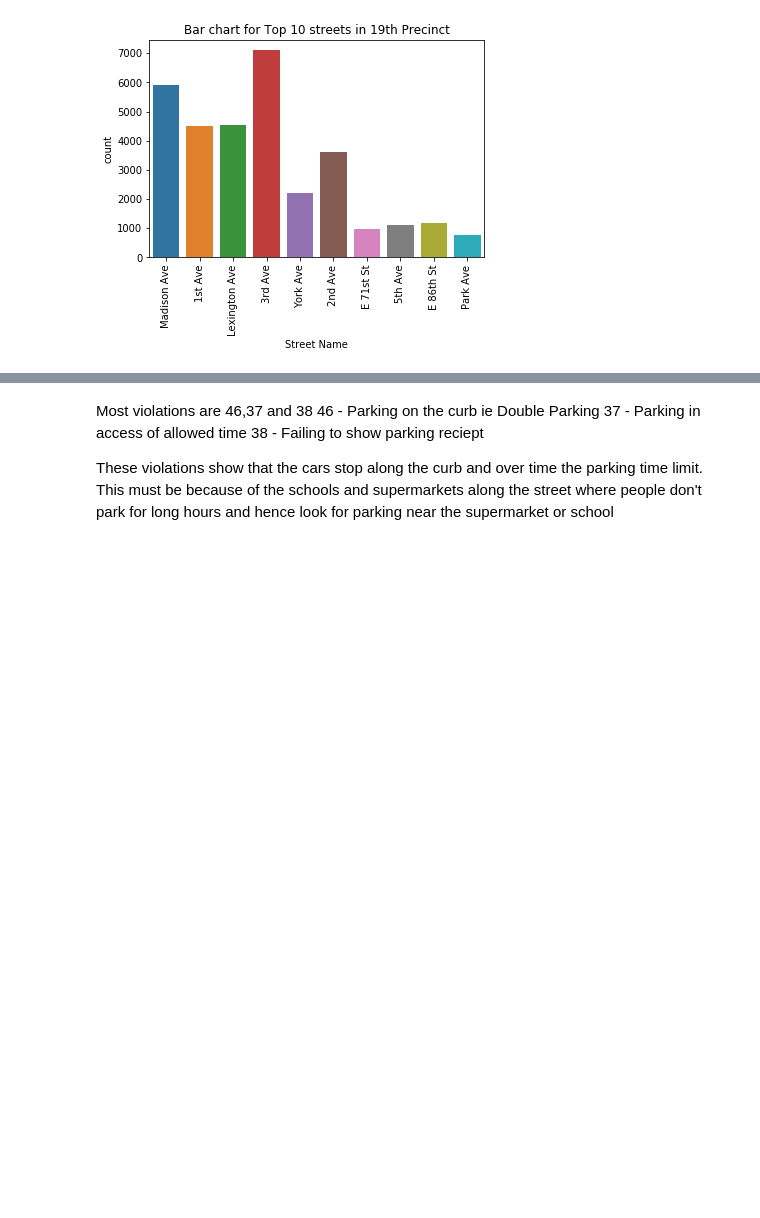
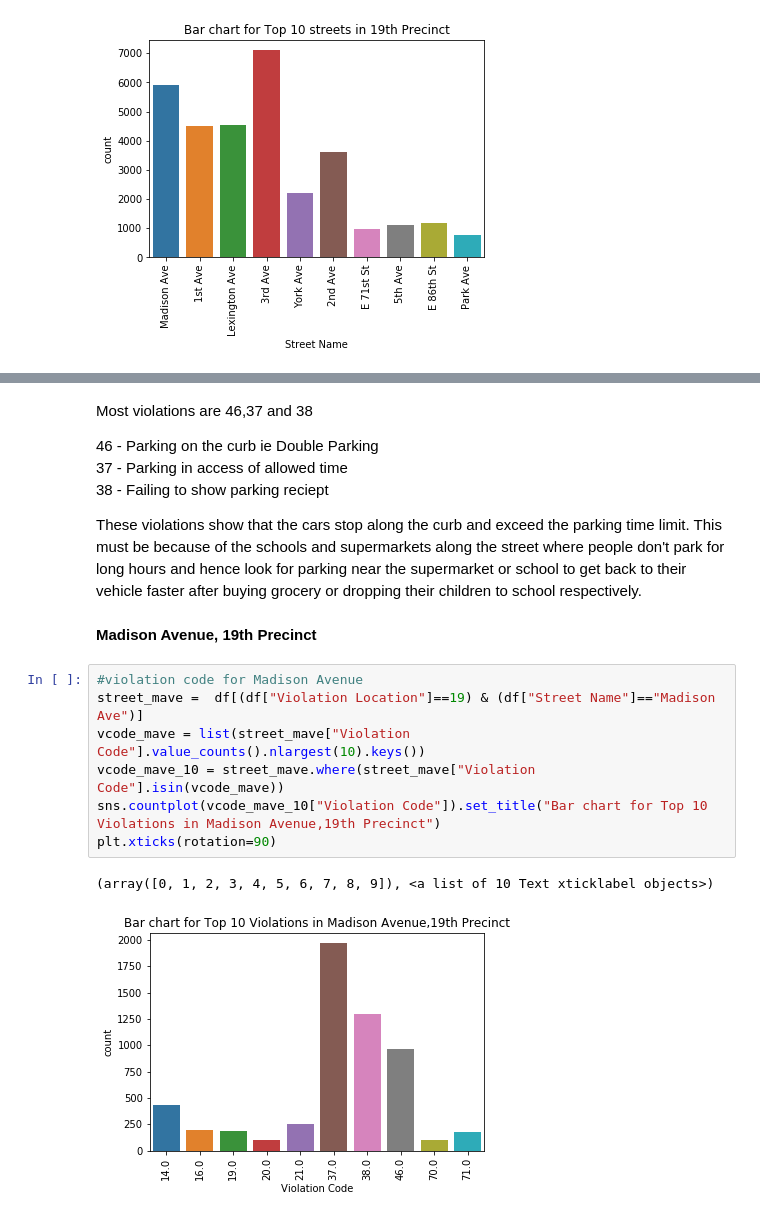
Before and after one commit to r-i-c-h-a/PredUrTick, a Jupyter notebook: EDA 2.ipynb, the cells around one changed output, grey strips where cells are left out. Cells and saved outputs as stored; diff of their text form; blank space fills up the shorter version.

Commit message:
madison ave, 19th Precinct

```diff
--- a/EDA 2.ipynb
+++ b/EDA 2.ipynb
@@ -162,8 +167,21 @@ plt.xticks(rotation=90)
 [figure]
 # %% [markdown]
 Most violations are 46,37 and 38
-46 - Parking on the curb ie Double Parking
-37 - Parking in access of allowed time
-38 - Failing to show parking reciept
 
-These violations show that the cars stop along the curb and over time the parking time limit. This must be because of the schools and supermarkets along the street where people don't park for long hours and hence look for parking near the supermarket or school
+46 - Parking on the curb ie Double Parking<br>
+37 - Parking in access of allowed time<br>
+38 - Failing to show parking reciept<br>
+
+These violations show that the cars stop along the curb and exceed the parking time limit. This must be because of the schools and supermarkets along the street where people don't park for long hours and hence look for parking near the supermarket or school to get back to their vehicle faster after buying grocery or dropping their children to school respectively.
+# %% [markdown]
+**Madison Avenue, 19th Precinct**
+# %%
+#violation code for Madison Avenue
+street_mave =  df[(df["Violation Location"]==19) & (df["Street Name"]=="Madison Ave")]
+vcode_mave = list(street_mave["Violation Code"].value_counts().nlargest(10).keys())
+vcode_mave_10 = street_mave.where(street_mave["Violation Code"].isin(vcode_mave))
+sns.countplot(vcode_mave_10["Violation Code"]).set_title("Bar chart for Top 10 Violations in Madison Avenue,19th Precinct")
+plt.xticks(rotation=90)
+# %% [output]
+(array([0, 1, 2, 3, 4, 5, 6, 7, 8, 9]), <a list of 10 Text xticklabel objects>)
+[figure, added]
```
Also changed, not shown: parts of 5 cells of this notebook.
